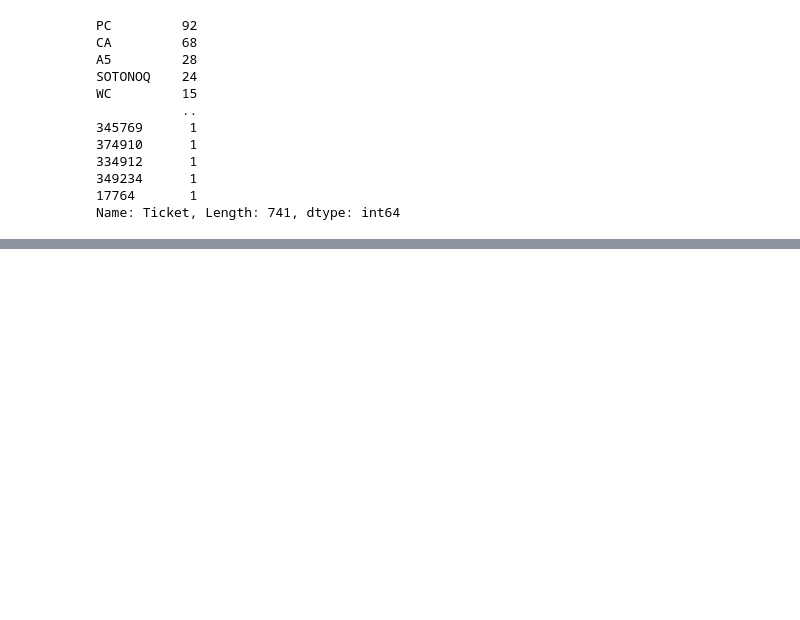
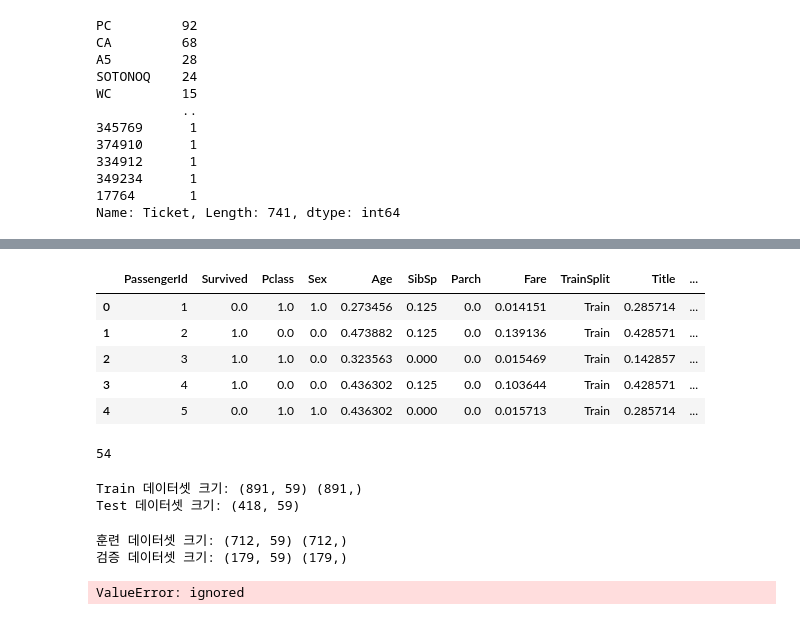
Before and after one commit to liz0904/ai_titanic, a Jupyter notebook: titanic_classification.ipynb, the cells around one changed output, grey strips where cells are left out. Drawn from its saved outputs; the diff is of its cells as text; code cells hidden in the pictures; blank space fills up the shorter version.

Commit message:
데이터 전처리(레이블 인코딩, 원핫 인코딩, 피처 스케일링)+모델학습(피처 선택)

```diff
--- a/titanic_classification.ipynb
+++ b/titanic_classification.ipynb
@@ -552,0 +587,65 @@ plt.show()
+# %%
+#피처 스케일링
+from sklearn.preprocessing import MinMaxScaler
+scaler=MinMaxScaler()
+
+#스케일링 처리할 피처 선택-TrainSplit 등 일부 열 제외
+scaled_cols=[col for col in data.loc[:, 'Pclass':].columns if col!='TrainSplit']
+
+data_scaled=data.loc[:, scaled_cols]
+data_scaled=scaler.fit_transform(data_scaled)
+
+#스케일링 변환된 값을 데이터 프레임에 반영
+data.loc[:, scaled_cols]=data_scaled[:,:]
+data.head()
+# %% [output]
+|  | PassengerId | Survived | Pclass | Sex | Age | SibSp | Parch | Fare | TrainSplit | Title | ... |
+| 0 | 1 | 0.0 | 1.0 | 1.0 | 0.273456 | 0.125 | 0.0 | 0.014151 | Train | 0.285714 | ... |
+| 1 | 2 | 1.0 | 0.0 | 0.0 | 0.473882 | 0.125 | 0.0 | 0.139136 | Train | 0.428571 | ... |
+| 2 | 3 | 1.0 | 1.0 | 0.0 | 0.323563 | 0.000 | 0.0 | 0.015469 | Train | 0.142857 | ... |
+| 3 | 4 | 1.0 | 0.0 | 0.0 | 0.436302 | 0.125 | 0.0 | 0.103644 | Train | 0.428571 | ... |
+| 4 | 5 | 0.0 | 1.0 | 1.0 | 0.436302 | 0.000 | 0.0 | 0.015713 | Train | 0.285714 | ... |
+# %%
+#피처 선택
+selected_features = ['Pclass','Sex','SibSp','Parch','Title','AgeBin','FamilySize','FareLog','Emb_Q','Emb_S','Cab_B','Cab_C',
+                     'Cab_D','Cab_E','Cab_F','Cab_G','Cab_T','Cab_U','Tic_A4','Tic_A5','Tic_AQ3','Tic_AQ4','Tic_AS','Tic_C',
+                     'Tic_CA','Tic_CASOTON','Tic_FC','Tic_FCC','Tic_Fa','Tic_LINE','Tic_LP','Tic_NUM','Tic_PC','Tic_PP','Tic_PPP',
+                     'Tic_SC','Tic_SCA3','TicSCA4','Tic_SCAH','Tic_SCOW','Tic_SCPARIS','Tic_SCParis','Tic_SOC','Tic_SOP','Tic_SOPP',
+                     'Tic_SOTONO2','Tic_SOTONOQ','Tic_SP','Tic_STONO','Tic_STONO2','Tic_STONOQ','Tic_SWPP','Tic_WC','Tic_WEP']
+len(selected_features)
+# %% [output]
+54
+# %%
+#학습용 데이터와 예측대상인 테스트 데이터 구분
+y_train=data.loc[data['TrainSplit']=='Train', 'Survived']
+x_train=data.loc[data['TrainSplit']=='Train' ] #select_features는 더이상 지원하지 않는 기능이므로 뺐음
+x_test=data.loc[data['TrainSplit']=='Test']
+print("Train 데이터셋 크기:", x_train.shape, y_train.shape)
+print("Test 데이터셋 크기:", x_test.shape)
+# %% [output]
+Train 데이터셋 크기: (891, 59) (891,)
+Test 데이터셋 크기: (418, 59)
+# %%
+#훈련 - 검증 데이터 분할
+from sklearn.model_selection import train_test_split
+x_tr, x_val, y_tr, y_val = train_test_split(x_train, y_train, test_size=0.2, shuffle=True, random_state=20)
+
+print("훈련 데이터셋 크기:", x_tr.shape, y_tr.shape)
+print("검증 데이터셋 크기:", x_val.shape, y_val.shape)
+# %% [output]
+훈련 데이터셋 크기: (712, 59) (712,)
+검증 데이터셋 크기: (179, 59) (179,)
+# %%
+#로지스틱 회귀 모델
+lr_model=LogisticRegression()
+lr_model.fit(x_tr, y_tr)
+
+y_tr_pred=lr_model.predict(x_tr)
+print("훈련 Accuracy: %.4f" %accuracy_score(y_tr, y_tr_pred))
+print("훈련 AUC: %.4f" %roc_auc_score(y_re, y_tr_pred))
+
+y_val_pred=lr_model.predict(x_val)
+print("검증 Accuracy: %.4f" %accuracy_score(y_val, y_val_pred))
+print("검증 AUC: %.4f" %roc_auc_score(y_val, y_val_pred))
+# %% [output]
+ValueError: ignored
```
Also changed, not shown: parts of 9 cells of this notebook.
